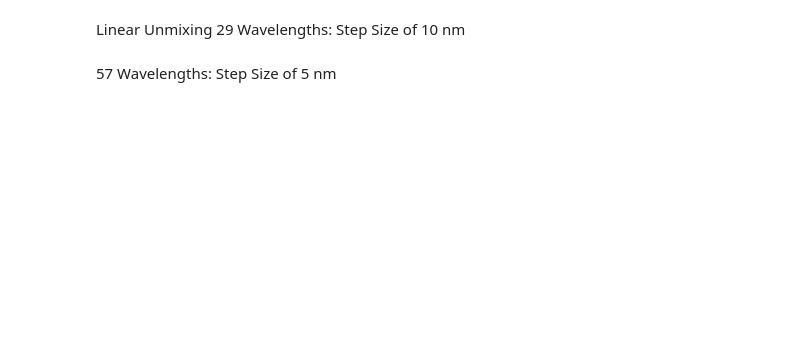
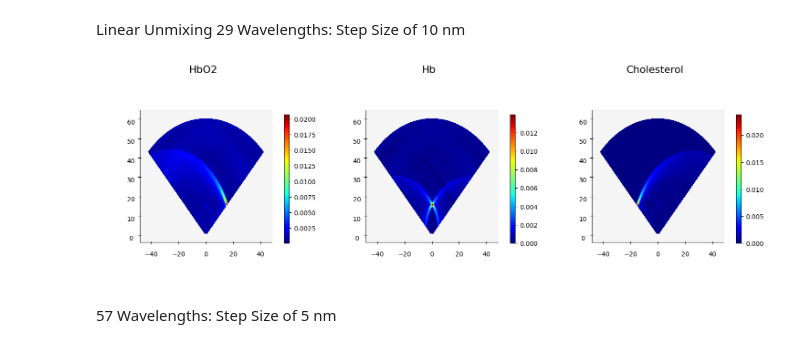
Before and after one commit to pramethg/unmixing, a Jupyter notebook: notebooks/Linear_and_ICA_Unmixing.ipynb, the cells around one changed output. Saved outputs shown, nothing was run; the diff lists cells and outputs as text; code cells hidden in the pictures; blank space fills up the shorter version.

```diff
--- a/notebooks/Linear_and_ICA_Unmixing.ipynb
+++ b/notebooks/Linear_and_ICA_Unmixing.ipynb
@@ -36,9 +34,11 @@ X, Y = f['x'], f['y']
 # %%
 depth = 15
 hbhbo2fat = np.copy(coeffs)[:, 0:3]
-sim_data = np.array([np.array(loadmat(f"../data/hb_hbo2_fat_29_{depth}/PA_Image_{wave}.mat")['Image_PA']) for wave in wave_list])
+sim_data = np.array([np.array(loadmat(f"./data/hb_hbo2_fat_29_{depth}/PA_Image_{wave}.mat")['Image_PA']) for wave in wave_list])
 unmixed = run_linear_unmixing(sim_data, hbhbo2fat)
 plot_3d_multiple(Y*1000, X*1000, unmixed, title = legend[:3], cmap = 'jet', clim = None, order = [0, 1, 2])
+# %% [output]
+[figure, added]
 # %% [markdown]
 57 Wavelengths: Step Size of 5 nm
 # %%
```
Also changed, not shown: parts of 6 cells of this notebook, 8 other files.
